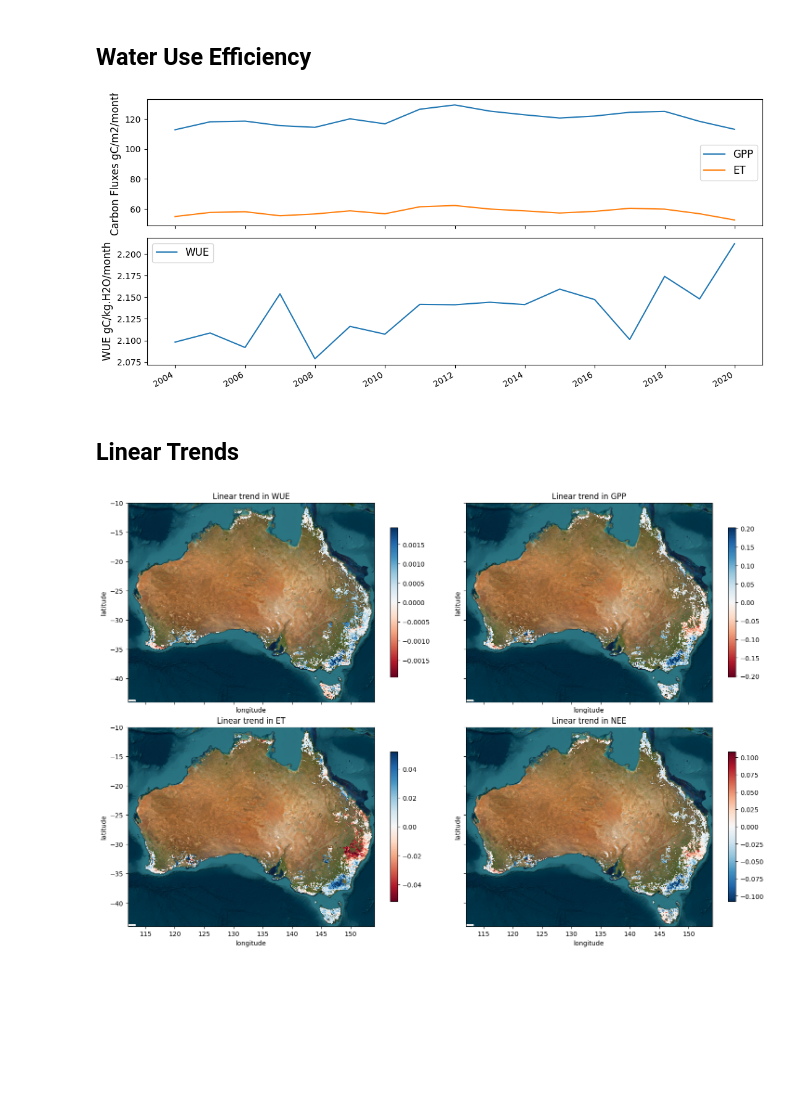
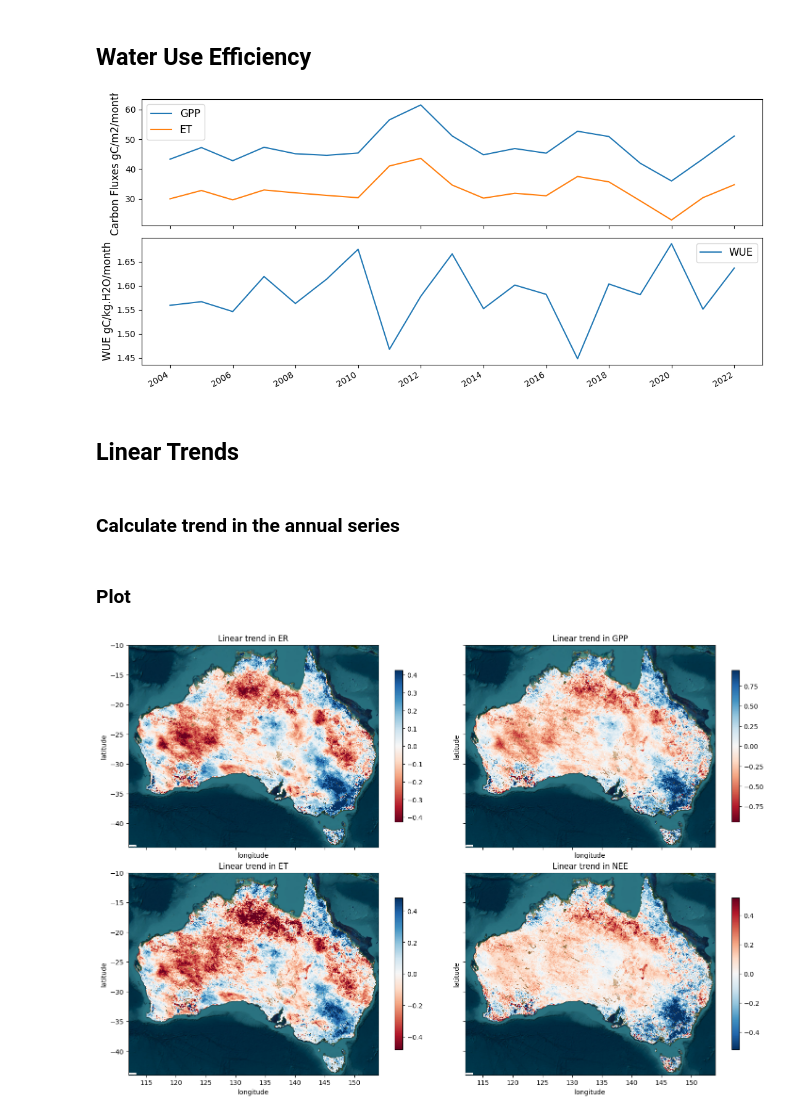
Before and after one commit to cbur24/climate-carbon-interactions, a Jupyter notebook: Explore_climate_extremes.ipynb, the cells around one changed output. Saved outputs shown, nothing was run; the diff lists cells and outputs as text; code cells hidden in the pictures; blank space fills up the shorter version.

```diff
--- a/Explore_climate_extremes.ipynb
+++ b/Explore_climate_extremes.ipynb
@@ -34,7 +39,7 @@ gpp_path = '/g/data/os22/chad_tmp/NEE_modelling/results/predictions/AusEFlux_GPP
 nee_path = '/g/data/os22/chad_tmp/NEE_modelling/results/predictions/AusEFlux_NEE_2003_2022_5km_quantiles_v1.1.nc'
 et_path = '/g/data/os22/chad_tmp/NEE_modelling/results/predictions/AusEFlux_ET_2003_2022_5km_quantiles_v1.1.nc'
 
-
+chunks=None#dict(latitude=250, longitude=250, time=1)
 
 #SE AUS
 # lat_bounds = slice(355, 590)
@@ -65,12 +70,12 @@ mask_path = '/g/data/os22/chad_tmp/NEE_modelling/data/Tree_1km_monthly_2002_2022
 # %%
-mask = assign_crs(xr.open_dataarray(mask_path).isel(time=-1), crs='EPSG:4326')
+# mask = assign_crs(xr.open_dataarray(mask_path).isel(time=-1), crs='EPSG:4326')
 
-grid = zoom_out(mask.odc.geobox, 5)
+# grid = zoom_out(mask.odc.geobox, 5)
 
-mask = mask.odc.reproject(how=grid, resampling='average')
-mask =  round_coords(mask)
+# mask = mask.odc.reproject(how=grid, resampling='average')
+# mask =  round_coords(mask)
 
-mask = mask.isel(latitude=lat_bounds, longitude=lon_bounds)
+# mask = mask.isel(latitude=lat_bounds, longitude=lon_bounds)
 
-mask = xr.where(mask>15,1,0)
-mask.plot();
+# mask = xr.where(mask>15,1,0)
+# mask.plot();
@@ -82,8 +84,8 @@ mask.plot();
 # %%
-er = er.where(mask)
-gpp = gpp.where(mask)
-nee = nee.where(mask)
-et = et.where(mask)
+# er = er.where(mask)
+# gpp = gpp.where(mask)
+# nee = nee.where(mask)
+# et = et.where(mask)
 # %% [markdown]
 ## Plot extent on interactive map
 # %%
@@ -149,12 +151,12 @@ ax.set_title('Carbon and water flux anomalies');
 wue = gpp/et
 # %%
 fig,ax = plt.subplots(2,1, figsize=(11,5), sharex=True)
-gpp.sel(time=slice('2003', '2019')).resample(time='1Y').mean().mean(['latitude','longitude']).plot(ax=ax[0], label='GPP')
-et.sel(time=slice('2003', '2019')).resample(time='1Y').mean().mean(['latitude','longitude']).plot(ax=ax[0], label='ET')
+gpp.sel(time=slice('2003', '2021')).resample(time='1Y').mean().mean(['latitude','longitude']).plot(ax=ax[0], label='GPP')
+et.sel(time=slice('2003', '2021')).resample(time='1Y').mean().mean(['latitude','longitude']).plot(ax=ax[0], label='ET')
 # er.sel(time=slice('2003', '2021')).resample(time='1Y').mean().mean(['latitude','longitude']).plot(ax=ax[0], label='ER')
 # (gpp-et).sel(time=slice('2003', '2021')).resample(time='1Y').mean().mean(['latitude','longitude']).plot(ax=ax[0], label='GPP-ET')
 
-wue.sel(time=slice('2003', '2019')).resample(time='1Y').mean().mean(['latitude','longitude']).plot(ax=ax[1], label='WUE')
+wue.sel(time=slice('2003', '2021')).resample(time='1Y').mean().mean(['latitude','longitude']).plot(ax=ax[1], label='WUE')
 
 ax[0].legend(loc='best', fontsize=12)
 ax[1].legend(loc='best', fontsize=12)
@@ -166,7 +168,7 @@ ax[0].set_title('')
 ax[1].set_title('')
 plt.tight_layout();
 # %% [output]
-[figure, old version]
+[figure, new version]
 # %% [markdown]
 ## Linear Trends
 # %%
@@ -218,36 +220,40 @@ def linregress(ds):
 
     #remask all-NaN pixel
     return ds_out.where(~allnans)
+# %% [markdown]
+### Calculate trend in the annual series
 # %%
 warnings.filterwarnings("ignore")
-wue_trend = linregress(wue.sel(time=slice('2003', '2019')))
-gpp_trend = linregress(gpp.sel(time=slice('2003', '2019')))
-et_trend = linregress(et.sel(time=slice('2003', '2019')))
-er_trend = linregress(er.sel(time=slice('2003', '2019')))
-nee_trend = linregress(nee.sel(time=slice('2003', '2019')))
+wue_trend = linregress(wue.sel(time=slice('2003', '2021')).resample(time='1Y').mean())
+gpp_trend = linregress(gpp.sel(time=slice('2003', '2021')).resample(time='1Y').mean())
+et_trend = linregress(et.sel(time=slice('2003', '2021')).resample(time='1Y').mean())
+er_trend = linregress(er.sel(time=slice('2003', '2021')).resample(time='1Y').mean())
+nee_trend = linregress(nee.sel(time=slice('2003', '2021')).resample(time='1Y').mean())
+# %% [markdown]
+### Plot
 # %%
 fig,ax = plt.subplots(2,2, figsize=(15,10), sharex=True, sharey=True)
 
-im = wue_trend.slope.plot(cmap='RdBu', robust=True, ax=ax[0,0], add_colorbar=False)
+im = er_trend.slope.plot(cmap='RdBu', robust=True, ax=ax[0,0], add_colorbar=False)
 cbar = plt.colorbar(im, ax=ax[0,0], shrink=0.75)
-ax[0,0].set_title('Linear trend in WUE')
+ax[0,0].set_title('Linear trend in ER')
 ctx.add_basemap(ax[0,0], source=ctx.providers.Esri.WorldImagery, crs='EPSG:4326', attribution='Esri World Imagery', attribution_size=1)
 
 im = gpp_trend.slope.plot(cmap='RdBu', robust=True, ax=ax[0,1], add_colorbar=False)
 cbar = plt.colorbar(im, ax=ax[0,1], shrink=0.75)
 ax[0,1].set_title('Linear trend in GPP')
 ctx.add_basemap(ax[0,1], source=ctx.providers.Esri.WorldImagery, crs='EPSG:4326', attribution='Esri World Imagery', attribution_size=1)
 
 im = et_trend.slope.plot(cmap='RdBu', robust=True, ax=ax[1,0], add_colorbar=False)
 cbar = plt.colorbar(im, ax=ax[1,0], shrink=0.75)
 ax[1,0].set_title('Linear trend in ET')
 ctx.add_basemap(ax[1,0], source=ctx.providers.Esri.WorldImagery, crs='EPSG:4326', attribution='Esri World Imagery', attribution_size=1)
 
 im = nee_trend.slope.plot(cmap='RdBu_r', robust=True, ax=ax[1,1], add_colorbar=False)
 cbar = plt.colorbar(im, ax=ax[1,1], shrink=0.75)
 ax[1,1].set_title('Linear trend in NEE')
 ctx.add_basemap(ax[1,1], source=ctx.providers.Esri.WorldImagery, crs='EPSG:4326', attribution='Esri World Imagery', attribution_size=1)
 plt.tight_layout();
-plt.savefig('/g/data/os22/chad_tmp/climate-carbon-interactions/results/figs/linear_trends.png')
+plt.savefig('/g/data/os22/chad_tmp/climate-carbon-interactions/results/figs/linear_trends.png', bbox_inches='tight')
 # %% [output]
-[figure, old version]
+[figure, new version]
```
Also changed, not shown: parts of 16 cells of this notebook, 2 other files.
